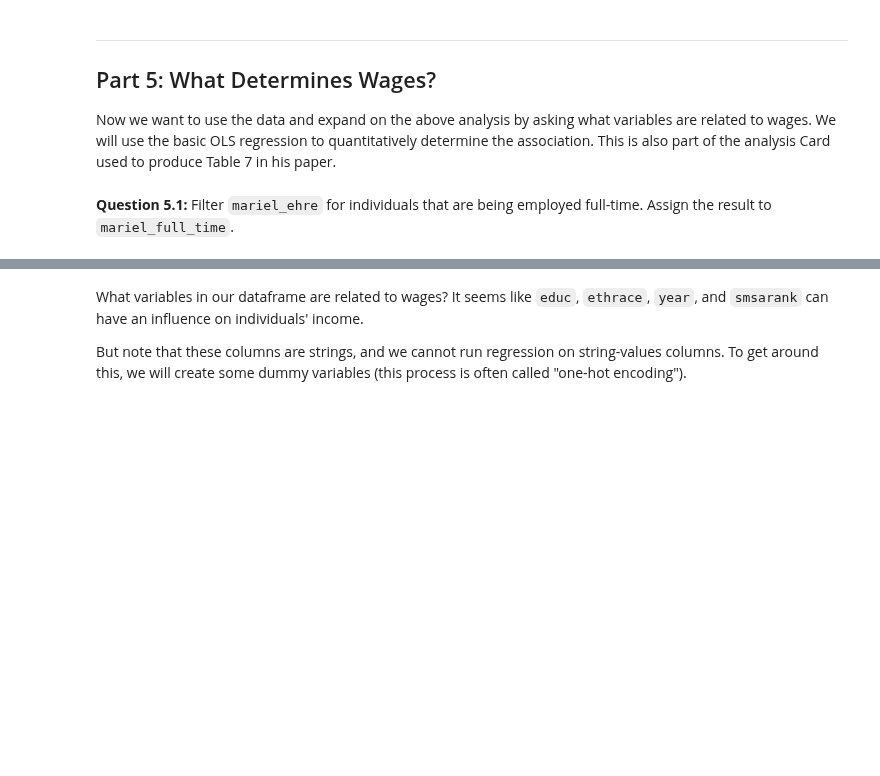
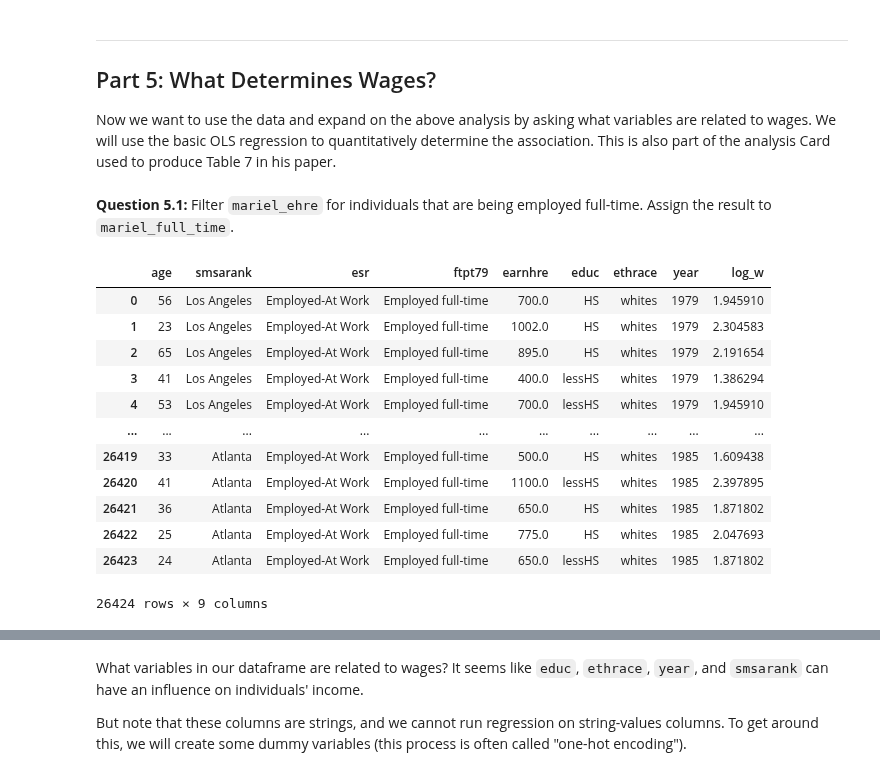
Before and after one commit to johanoelgaard/ECON148, a Jupyter notebook: proj/proj02/proj02.ipynb, the cells around one changed output, grey strips where cells are left out. Cells and saved outputs as stored; diff of their text form; code cells hidden in the pictures; blank space fills up the shorter version.

```diff
--- a/proj/proj02/proj02.ipynb
+++ b/proj/proj02/proj02.ipynb
@@ -327,2 +477,19 @@ mariel_full_time
+# %%
+mariel_full_time = mariel_ehre[mariel_ehre['ftpt79']=='Employed full-time'].reset_index(drop=True)
+mariel_full_time
+# %% [output]
+|  | age | smsarank | esr | ftpt79 | earnhre | educ | ethrace | year | log_w |
+| 0 | 56 | Los Angeles | Employed-At Work | Employed full-time | 700.0 | HS | whites | 1979 | 1.945910 |
+| 1 | 23 | Los Angeles | Employed-At Work | Employed full-time | 1002.0 | HS | whites | 1979 | 2.304583 |
+| 2 | 65 | Los Angeles | Employed-At Work | Employed full-time | 895.0 | HS | whites | 1979 | 2.191654 |
+| 3 | 41 | Los Angeles | Employed-At Work | Employed full-time | 400.0 | lessHS | whites | 1979 | 1.386294 |
+| 4 | 53 | Los Angeles | Employed-At Work | Employed full-time | 700.0 | lessHS | whites | 1979 | 1.945910 |
+| ... | ... | ... | ... | ... | ... | ... | ... | ... | ... |
+| 26419 | 33 | Atlanta | Employed-At Work | Employed full-time | 500.0 | HS | whites | 1985 | 1.609438 |
+| 26420 | 41 | Atlanta | Employed-At Work | Employed full-time | 1100.0 | lessHS | whites | 1985 | 2.397895 |
+| 26421 | 36 | Atlanta | Employed-At Work | Employed full-time | 650.0 | HS | whites | 1985 | 1.871802 |
+| 26422 | 25 | Atlanta | Employed-At Work | Employed full-time | 775.0 | HS | whites | 1985 | 2.047693 |
+| 26423 | 24 | Atlanta | Employed-At Work | Employed full-time | 650.0 | lessHS | whites | 1985 | 1.871802 |
+26424 rows × 9 columns
 # %%
 grader.check("q5_1")
```
Also changed, not shown: parts of 38 cells of this notebook, 2 other files.
